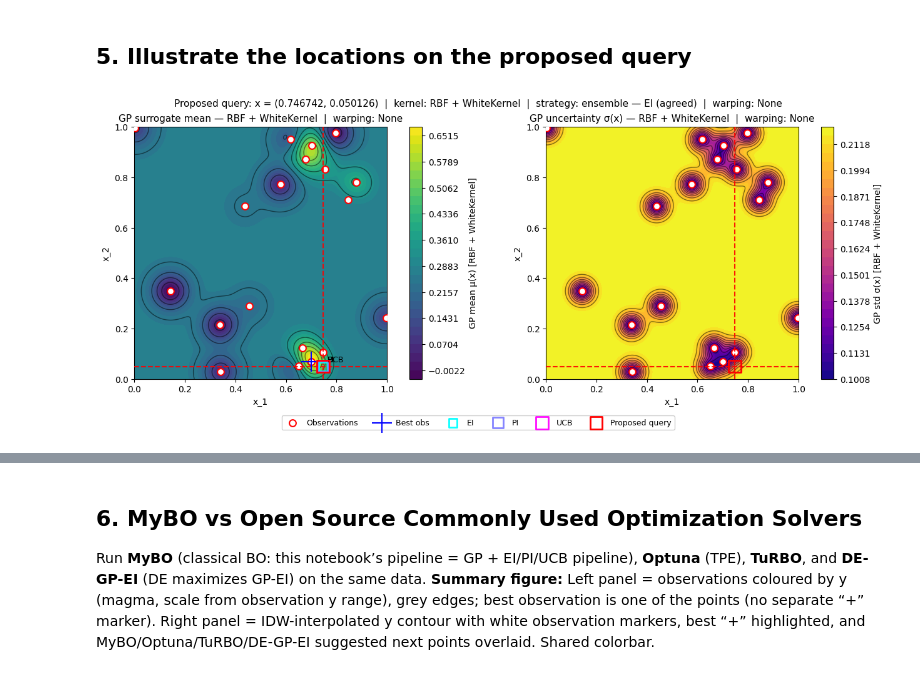
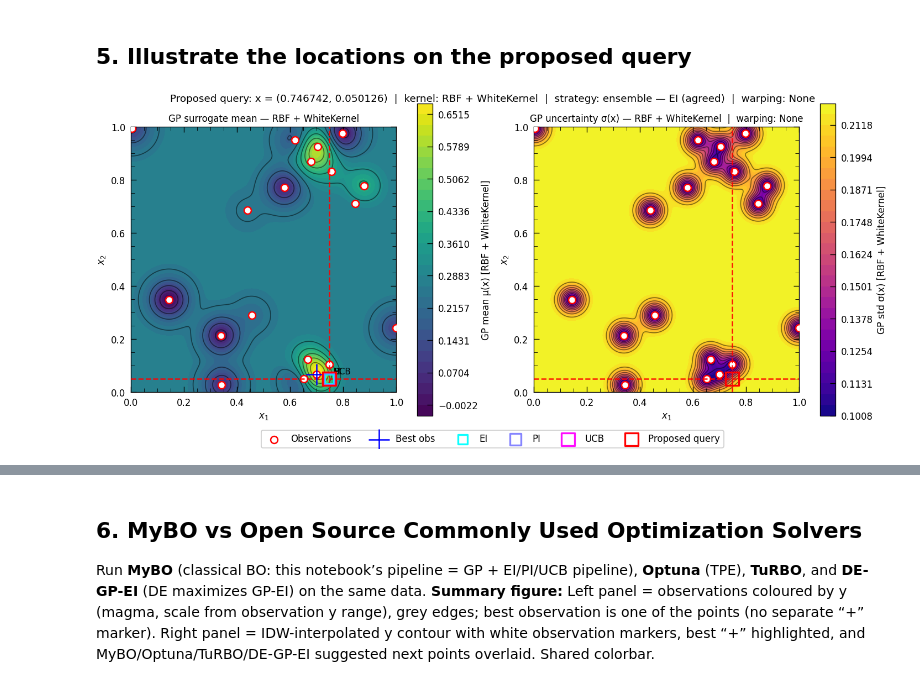
Before and after one commit to karefyllidis/SEBO, a Jupyter notebook: notebooks/function_2_Mystery-ML-Model.ipynb, the cells around one changed output, grey strips where cells are left out. Drawn from its saved outputs; the diff is of its cells as text; code cells hidden in the pictures.

```diff
--- a/notebooks/function_2_Mystery-ML-Model.ipynb
+++ b/notebooks/function_2_Mystery-ML-Model.ipynb
@@ -440,7 +451,7 @@ kernels_info = [
     (mu_gp_Matern,    sigma_gp_Matern,    "Matérn (ν=1.5)"),
 ]
 
-fig, axes = plt.subplots(3, 2, figsize=(14, 16))
+fig, axes = plt.subplots(3, 2, figsize=F2_FIG_3X2)
 for i, (mu, sig, name) in enumerate(kernels_info):
     ax_mu, ax_sig = axes[i, 0], axes[i, 1]
     # Data-driven levels so small variation is visible (avoids single-colour when RBF is nearly flat)
@@ -454,23 +465,22 @@ for i, (mu, sig, name) in enumerate(kernels_info):
     # Mean panel
     cf1 = ax_mu.contourf(X1g, X2g, mu, levels=levels_mu, cmap="viridis")
     ax_mu.contour(X1g, X2g, mu, levels=np.linspace(_mu_min, _mu_max, CONTOUR_LINE_LEVELS), colors="k", linewidths=CONTOUR_LINEWIDTH, alpha=CONTOUR_ALPHA, linestyles=CONTOUR_LINESTYLE)
-    plt.colorbar(cf1, ax=ax_mu).set_label("μ(x)", fontsize=10)
+    fig.colorbar(cf1, ax=ax_mu).set_label("μ(x)")
     ax_mu.scatter(X[:, 0], X[:, 1], c="red", s=80, edgecolors="k", zorder=2, linewidths=1.5)
-    ax_mu.set_xlabel("x_1", fontsize=10); ax_mu.set_ylabel("x_2", fontsize=10)
-    ax_mu.set_title(f"{name} — mean", fontsize=12)
+    ax_mu.set_xlabel(r"$x_1$"); ax_mu.set_ylabel(r"$x_2$")
+    ax_mu.set_title(f"{name} — mean")
     ax_mu.set_aspect("equal")
 
     # Std panel
     cf2 = ax_sig.contourf(X1g, X2g, sig, levels=levels_sig, cmap="plasma")
     ax_sig.contour(X1g, X2g, sig, levels=np.linspace(_sig_min, _sig_max, CONTOUR_LINE_LEVELS), colors="blue", linewidths=CONTOUR_LINEWIDTH, alpha=CONTOUR_ALPHA, linestyles=CONTOUR_LINESTYLE)
-    plt.colorbar(cf2, ax=ax_sig).set_label("σ(x)", fontsize=10)
+    fig.colorbar(cf2, ax=ax_sig).set_label("σ(x)")
     ax_sig.scatter(X[:, 0], X[:, 1], c="red", s=80, edgecolors="k", zorder=2, linewidths=1.5)
-    ax_sig.set_xlabel("x_1", fontsize=10); ax_sig.set_ylabel("x_2", fontsize=10)
-    ax_sig.set_title(f"{name} — std", fontsize=12)
+    ax_sig.set_xlabel(r"$x_1$"); ax_sig.set_ylabel(r"$x_2$")
+    ax_sig.set_title(f"{name} — std")
     ax_sig.set_aspect("equal")
 
-plt.suptitle(f"GP surrogate: posterior mean and uncertainty (σ)  |  warping: {WARP_LABEL}", fontsize=13, y=1.01)
-plt.tight_layout()
+fig.suptitle(f"GP surrogate: posterior mean and uncertainty (σ)  |  warping: {WARP_LABEL}", y=0.995)
 if IF_EXPORT_PLOT:
     out_dir = PLOT_EXPORT_DIR
     assert_not_under_initial_data(out_dir, project_root=repo_root)
@@ -761,7 +811,7 @@ suggestions_lbl = ["EI", "PI", "UCB"]
 colors_combined = plt.cm.cool(np.linspace(0, 1, len(suggestions_pts)))
 markers_size = [100, 150, 200]
 
-fig, (ax1, ax2) = plt.subplots(1, 2, figsize=(13, 5), constrained_layout=True)
+fig, (ax1, ax2) = plt.subplots(1, 2, figsize=F2_FIG_1X2)
 
 # ── Left: GP posterior mean ──────────────────────────────────────────────
 _mmin, _mmax = np.nanmin(mu_best), np.nanmax(mu_best)
@@ -769,7 +819,7 @@ if _mmax <= _mmin: _mmax = _mmin + 1e-10
 _lev_mu = np.linspace(_mmin, _mmax, CONTOURF_LEVELS)
 cf1 = ax1.contourf(X1g, X2g, mu_best, levels=_lev_mu, cmap="viridis")
 ax1.contour(X1g, X2g, mu_best, levels=np.linspace(_mmin, _mmax, CONTOUR_LINE_LEVELS), colors="k", linewidths=CONTOUR_LINEWIDTH, alpha=CONTOUR_ALPHA, linestyles=CONTOUR_LINESTYLE)
-fig.colorbar(cf1, ax=ax1).set_label(f"GP mean μ(x) [{best_name}]", fontsize=10)
+fig.colorbar(cf1, ax=ax1).set_label(f"GP mean μ(x) [{best_name}]")
 ax1.scatter(X[:, 0], X[:, 1], c="white", s=60, edgecolors="r", zorder=5, linewidths=1.5, label="Observations")
 ax1.scatter(*best_x_so_far, s=500, marker="+", c="blue", linewidths=1.5, zorder=8, label="Best obs")
 for pt, lbl, col, size in zip(suggestions_pts, suggestions_lbl, colors_combined, markers_size):
@@ -778,48 +828,48 @@ for pt, lbl, col, size in zip(suggestions_pts, suggestions_lbl, colors_combined,
 ax1.scatter(next_x[0], next_x[1], facecolors="none", s=200, marker="s", edgecolors="red", linewidths=2, zorder=12, label="Proposed query")
 ax1.axvline(next_x[0], color="r", linestyle="--", linewidth=1.5, alpha=0.9, zorder=6)
 ax1.axhline(next_x[1], color="r", linestyle="--", linewidth=1.5, alpha=0.9, zorder=6)
-ax1.set_xlabel("x_1", fontsize=10); ax1.set_ylabel("x_2", fontsize=10)
-ax1.set_title(f"GP surrogate mean — {best_name}  |  warping: {WARP_LABEL}", fontsize=11)
+ax1.set_xlabel(r"$x_1$"); ax1.set_ylabel(r"$x_2$")
+ax1.set_title(f"GP surrogate mean — {best_name}")
 ax1.set_aspect("equal")
 
 # ── Right: GP posterior std ───────────────────────────────────────────────
 _smin, _smax = np.nanmin(sigma_best), np.nanmax(sigma_best)
 if _smax <= _smin: _smax = _smin + 1e-10
 _lev_sig = np.linspace(_smin, _smax, CONTOURF_LEVELS)
 cf2 = ax2.contourf(X1g, X2g, sigma_best, levels=_lev_sig, cmap="plasma")
 ax2.contour(X1g, X2g, sigma_best, levels=np.linspace(_smin, _smax, CONTOUR_LINE_LEVELS), colors="k", linewidths=CONTOUR_LINEWIDTH, alpha=CONTOUR_ALPHA, linestyles=CONTOUR_LINESTYLE)
-fig.colorbar(cf2, ax=ax2).set_label(f"GP std σ(x) [{best_name}]", fontsize=10)
+fig.colorbar(cf2, ax=ax2).set_label(f"GP std σ(x) [{best_name}]")
 ax2.scatter(X[:, 0], X[:, 1], c="white", s=60, edgecolors="r", zorder=5, linewidths=1.5, label="Observations")
 ax2.scatter(next_x[0], next_x[1], facecolors="none", s=200, marker="s", edgecolors="red", linewidths=2, zorder=12, label="Proposed query")
 ax2.axvline(next_x[0], color="r", linestyle="--", linewidth=1.5, alpha=0.9, zorder=6)
 ax2.axhline(next_x[1], color="r", linestyle="--", linewidth=1.5, alpha=0.9, zorder=6)
-ax2.set_xlabel("x_1", fontsize=10); ax2.set_ylabel("x_2", fontsize=10)
-ax2.set_title(f"GP uncertainty σ(x) — {best_name}  |  warping: {WARP_LABEL}", fontsize=11)
+ax2.set_xlabel(r"$x_1$"); ax2.set_ylabel(r"$x_2$")
+ax2.set_title(f"GP uncertainty σ(x) — {best_name}  |  warping: {WARP_LABEL}")
 ax2.set_aspect("equal")
 
 # Shared legend below both panels
 handles1, labels1 = ax1.get_legend_handles_labels()
-fig.legend(handles1, labels1, loc="lower center", bbox_to_anchor=(0.5, -0.08),
-           ncol=LEGEND_NCOL, fontsize=LEGEND_FONTSIZE, frameon=True, framealpha=LEGEND_FRAMEALPHA)
+fig.legend(handles1, labels1, loc="lower center", bbox_to_anchor=(0.5, -0.06),
+           ncol=LEGEND_NCOL, frameon=True, framealpha=LEGEND_FRAMEALPHA)
 _strat_label = ("ensemble — centroid" if (USE_ENSEMBLE and max_d >= AGREE_THRESHOLD)
                 else "ensemble — EI (agreed)" if USE_ENSEMBLE
                 else SOLO_STRATEGY)
 fig.suptitle(
     f"Proposed query: x = ({next_x[0]:.6f}, {next_x[1]:.6f})  |  "
     f"kernel: {best_name}  |  strategy: {_strat_label}  |  warping: {WARP_LABEL}",
-    fontsize=11
+    y=1.02,
 )
 if IF_EXPORT_PLOT:
     out_dir = PLOT_EXPORT_DIR
     assert_not_under_initial_data(out_dir, project_root=repo_root)
     out_dir.mkdir(parents=True, exist_ok=True)
     fig.savefig(out_dir / "function_2_all_acquisition_points.png",
                 dpi=150, format="png", bbox_inches="tight")
     print("Plot saved")
 if IF_SHOW_PLOT:
     plt.show()
 # %% [output]
-[figure, old version]
+[figure, new version]
 # %%
 # Save next query: .npy for downstream code, .txt for the portal submission form
 if IF_EXPORT_QUERIES:
```
Also changed, not shown: parts of 9 cells of this notebook, 7 other files.
